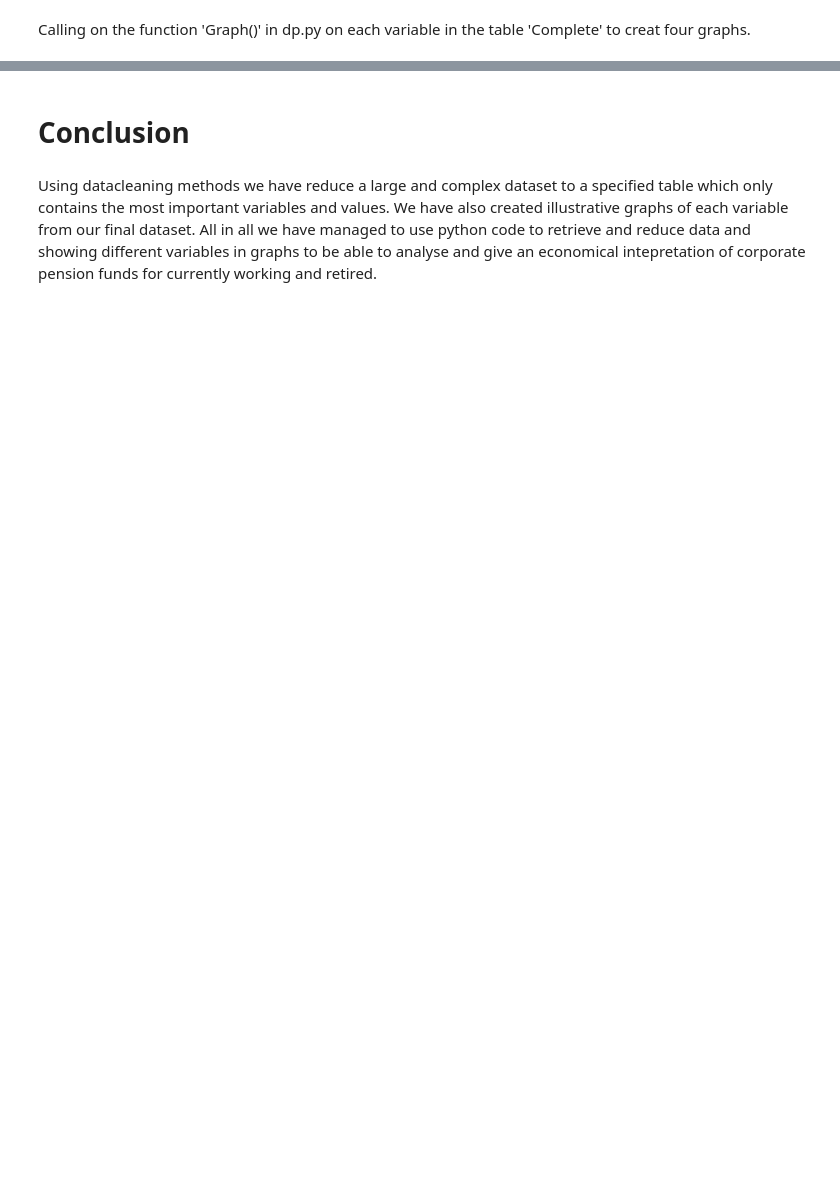
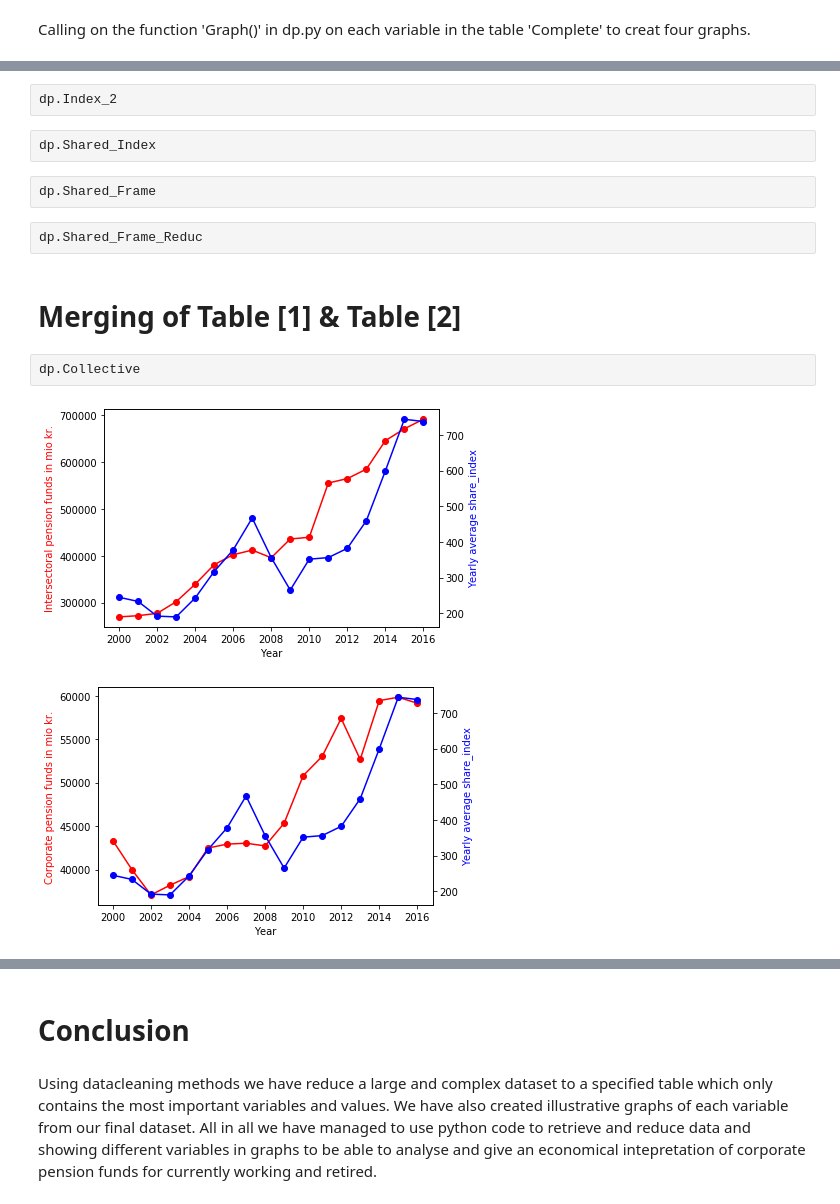
Before and after one commit to kzm266/projects-2020-group-60, a Jupyter notebook: dataproject/dataproject.ipynb, the cells around one changed output, grey strips where cells are left out. Drawn from its saved outputs; the diff is of its cells as text; blank space fills up the shorter version.

```diff
--- a/dataproject/dataproject.ipynb
+++ b/dataproject/dataproject.ipynb
@@ -148,0 +254,15 @@ It is seen that the gap between pension funds for currently working, and current
+# %%
+dp.Index_2
+# %%
+dp.Shared_Index
+# %%
+dp.Shared_Frame
+# %%
+dp.Shared_Frame_Reduc
+# %% [markdown]
+# Merging of Table \[1\] & Table \[2\]
+# %%
+dp.Collective
+# %% [output]
+[figure, added]
+[figure, added]
```
Also changed, not shown: parts of 17 cells of this notebook, 1 other file.
